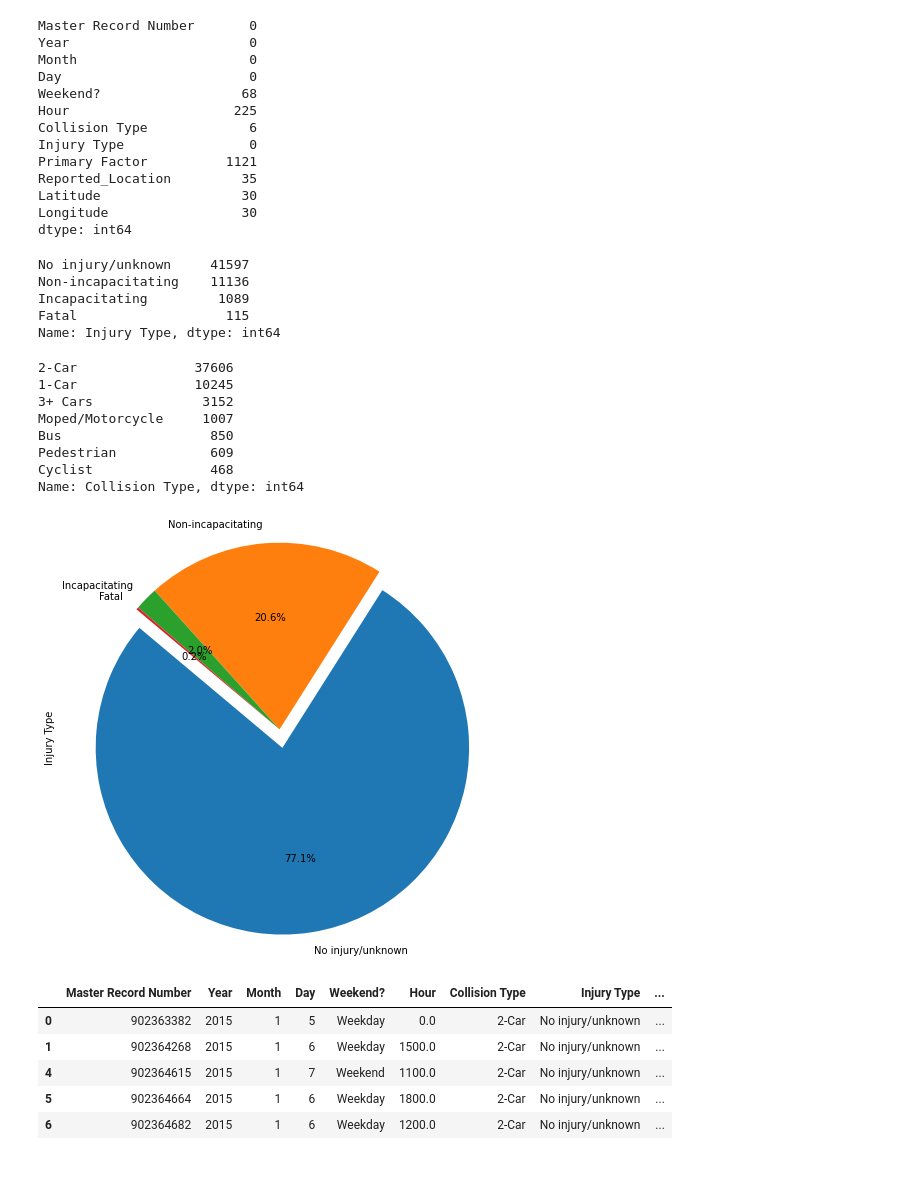
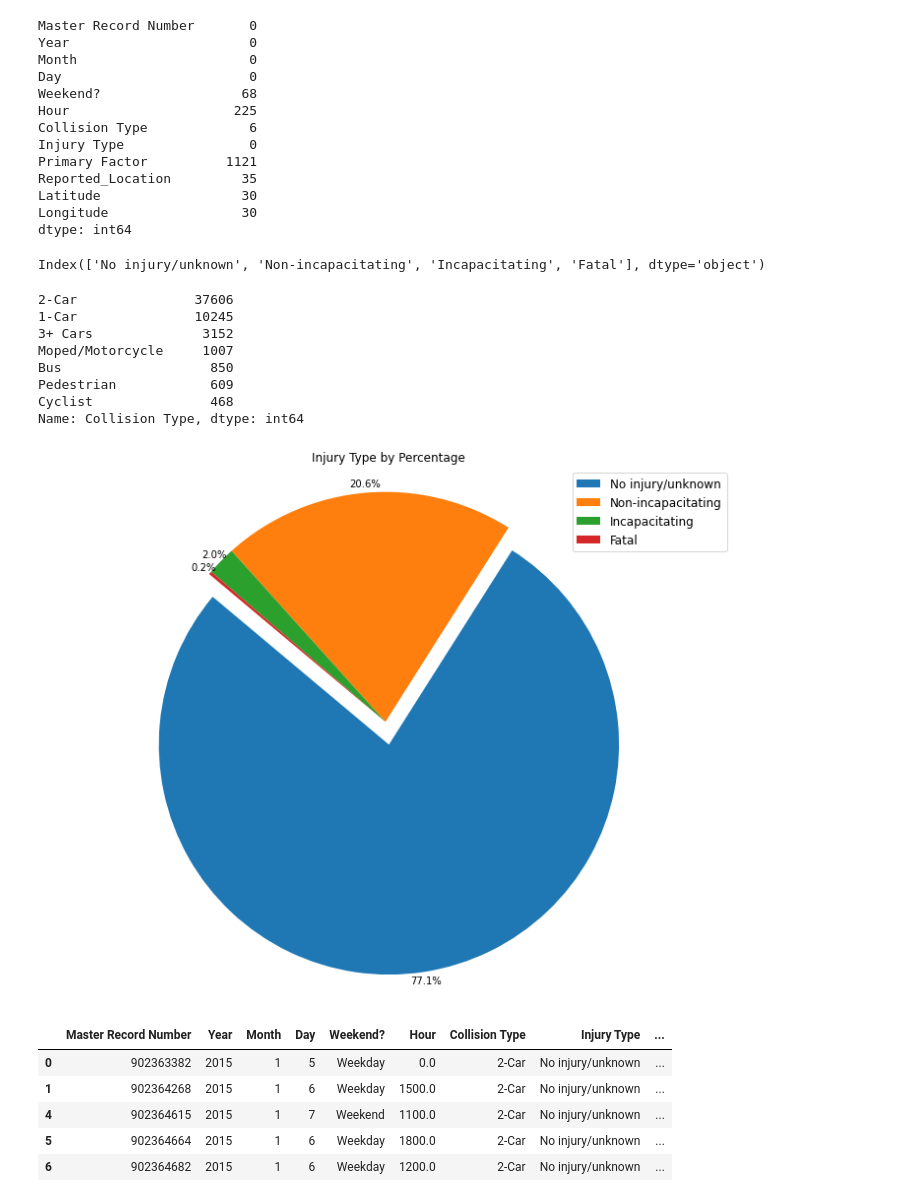
Before and after one commit to Kylee-Grant/Project-1, a Jupyter notebook: Project-1.ipynb, the cells around one changed output. Saved outputs shown, nothing was run; the diff lists cells and outputs as text; code cells hidden in the pictures; blank space fills up the shorter version.

```diff
--- a/Project-1.ipynb
+++ b/Project-1.ipynb
@@ -73,13 +73,9 @@ collisioncount = df["Collision Type"]. value_counts()
 df1=df.dropna(axis=0,subset = ["Collision Type"])
 # %%
 injury_count=df1["Injury Type"].value_counts()
-injury_count
+injury_count.index
 # %% [output]
-No injury/unknown     41597
-Non-incapacitating    11136
-Incapacitating         1089
-Fatal                   115
-Name: Injury Type, dtype: int64
+Index(['No injury/unknown', 'Non-incapacitating', 'Incapacitating', 'Fatal'], dtype='object')
 # %%
 collision_count=df1["Collision Type"].value_counts()
 collision_count
@@ -94,10 +90,14 @@ Cyclist               468
 Name: Collision Type, dtype: int64
 # %%
 explode = (0.1, 0, 0, 0,)
-injury_count.plot(kind="pie", explode= explode, autopct="%1.1f%%", shadow=False, startangle=140, figsize = (8,8))
+injury_count.plot(kind="pie", explode= explode, autopct="%1.1f%%", pctdistance=1.04,labels=["","","","",""], shadow=False, startangle=140, figsize = (10,8))
 plt.axis("equal");
+plt.ylabel("")
+plt.title("Injury Type by Percentage")
+plt.legend(labels=injury_count.index, fontsize = 12)
+plt.tight_layout()
 # %% [output]
-[figure, old version]
+[figure, new version]
 # %%
 df2=df[["Collision Type","Injury Type"]]
 # %%
```
Also changed, not shown: parts of 1 cell of this notebook.
